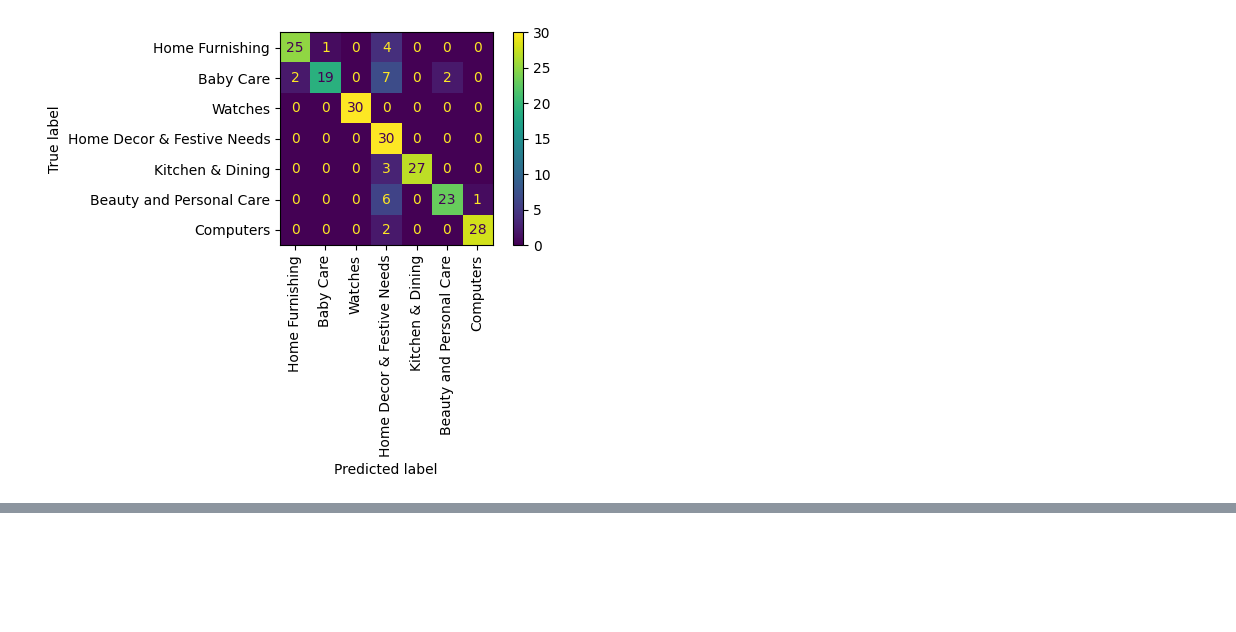
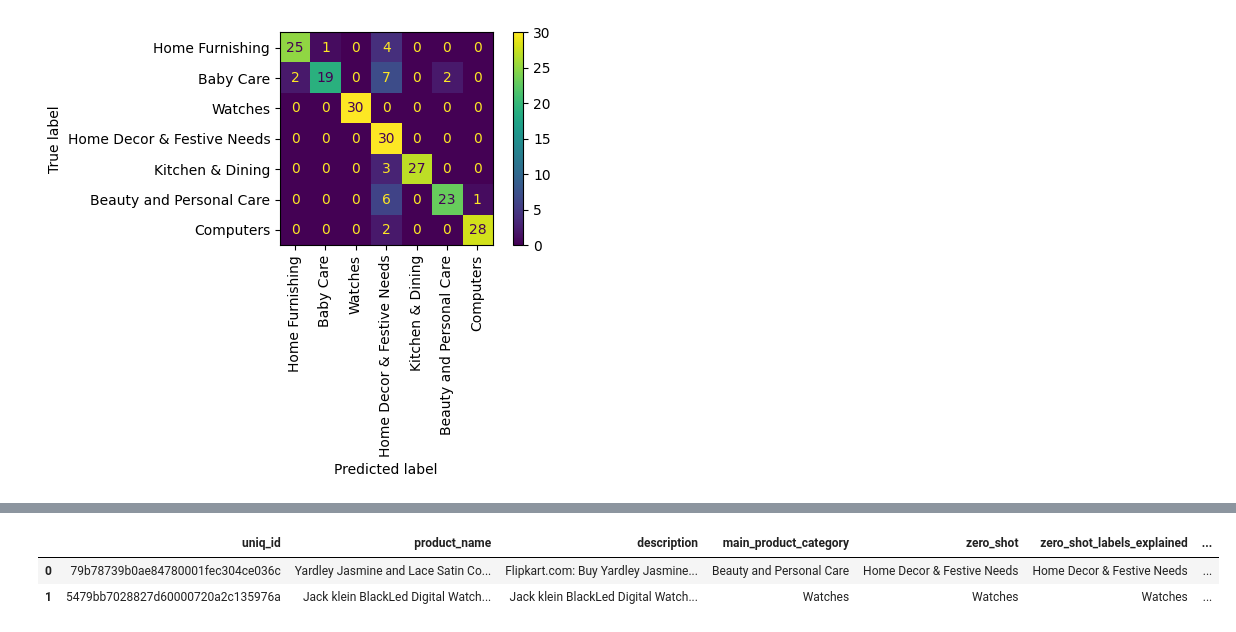
Before and after one commit to benjaminzwhite/kaggle-notebooks, a Jupyter notebook: p8-poc-phi3-classif.ipynb, the cells around one changed output, grey strips where cells are left out. Cells and saved outputs as stored; diff of their text form; code cells hidden in the pictures; blank space fills up the shorter version.

```diff
--- a/p8-poc-phi3-classif.ipynb
+++ b/p8-poc-phi3-classif.ipynb
@@ -575,0 +609,34 @@ plt.show()
+# %%
+prompt_zero_shot_no_explanation_v2 = """Read carefully the following product name, and product description.
+
+Product name: {product_name}
+
+Product description: {product_description}
+
+Now based on this information only, classify the above product into one of the following categories. Only reply with one of these categories, do not add any comments or explanations:
+
+- Home Furnishing
+- Baby Care
+- Watches
+- Home Decor & Festive Needs
+- Kitchen & Dining
+- Beauty and Personal Care
+- Computers
+"""
+
+prompt_zero_shot_labels_explained_v2 = """Read carefully the following product name, and product description.
+
+Product name: {product_name}
+
+Product description: {product_description}
+
+Now based on this information only, classify the above product into one of the following categories. Only reply with one of these categories, do not add any comments or explanations:
+
+- Home Furnishing (example products for this category are : duvets, curtains, blankets, quilts)
+- Baby Care (example products for this category are : baby clothes, and anything aimed at children)
+- Watches (example products for this category are : wristwatches, digital watches, analog watches)
+- Home Decor & Festive Needs (example products for this category are : vases, statues, posters, artwork, decorative pieces)
+- Kitchen & Dining (example products for this category are : mugs, cups, kitchen utensils, cooking tools, chef equipment)
+- Beauty and Personal Care (example products for this category are : makeup, perfume, lotion, creams, lotions)
+- Computers (example products for this category are : computer equipment, peripherals, devices, electronics)
+"""
@@ -575,0 +651,6 @@ plt.show()
+# %%
+df_inference.head(2)
+# %% [output]
+|  | uniq_id | product_name | description | main_product_category | zero_shot | zero_shot_labels_explained | ... |
+| 0 | 79b78739b0ae84780001fec304ce036c | Yardley Jasmine and Lace Satin Co... | Flipkart.com: Buy Yardley Jasmine... | Beauty and Personal Care | Home Decor & Festive Needs | Home Decor & Festive Needs | ... |
+| 1 | 5479bb7028827d60000720a2c135976a | Jack klein BlackLed Digital Watch... | Jack klein BlackLed Digital Watch... | Watches | Watches | Watches | ... |
```
Also changed, not shown: parts of 28 cells of this notebook.
